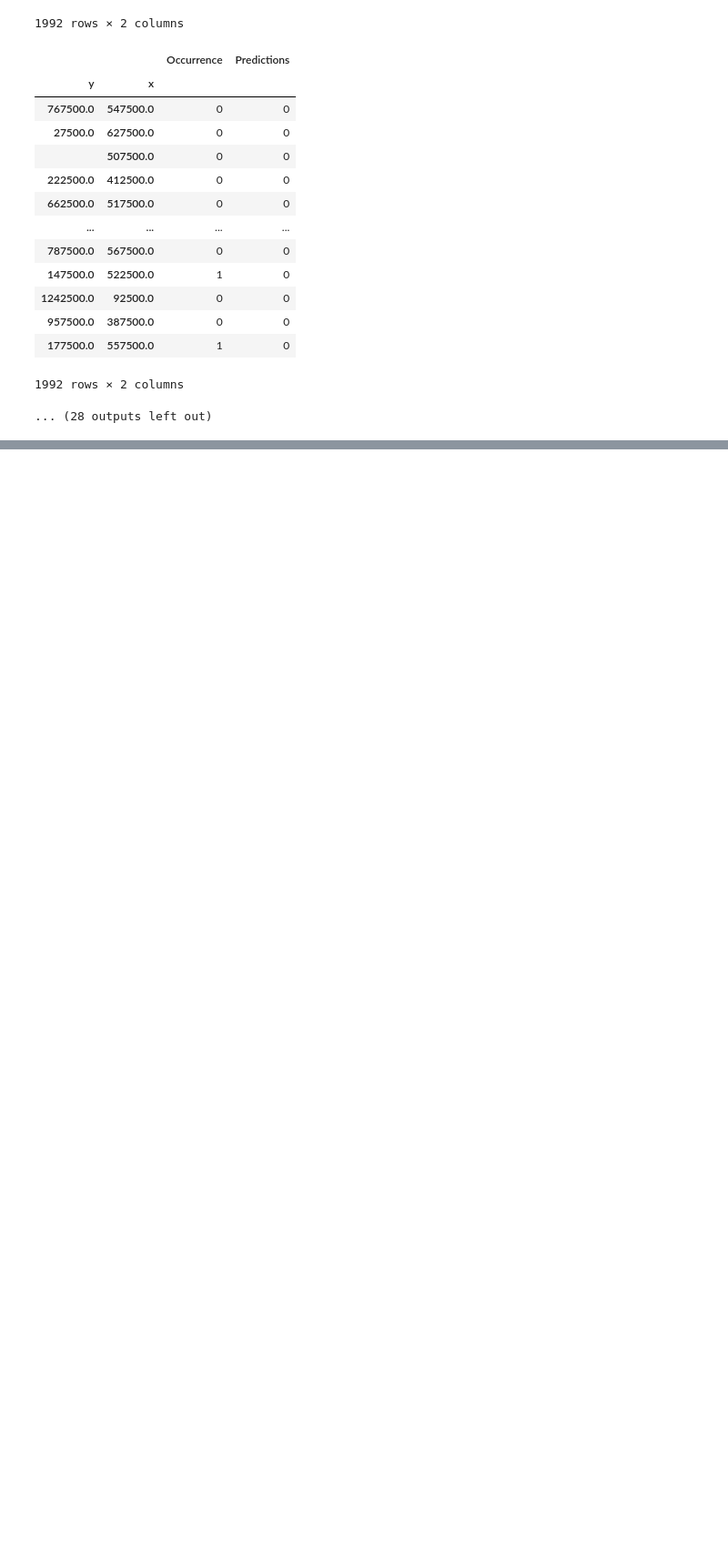
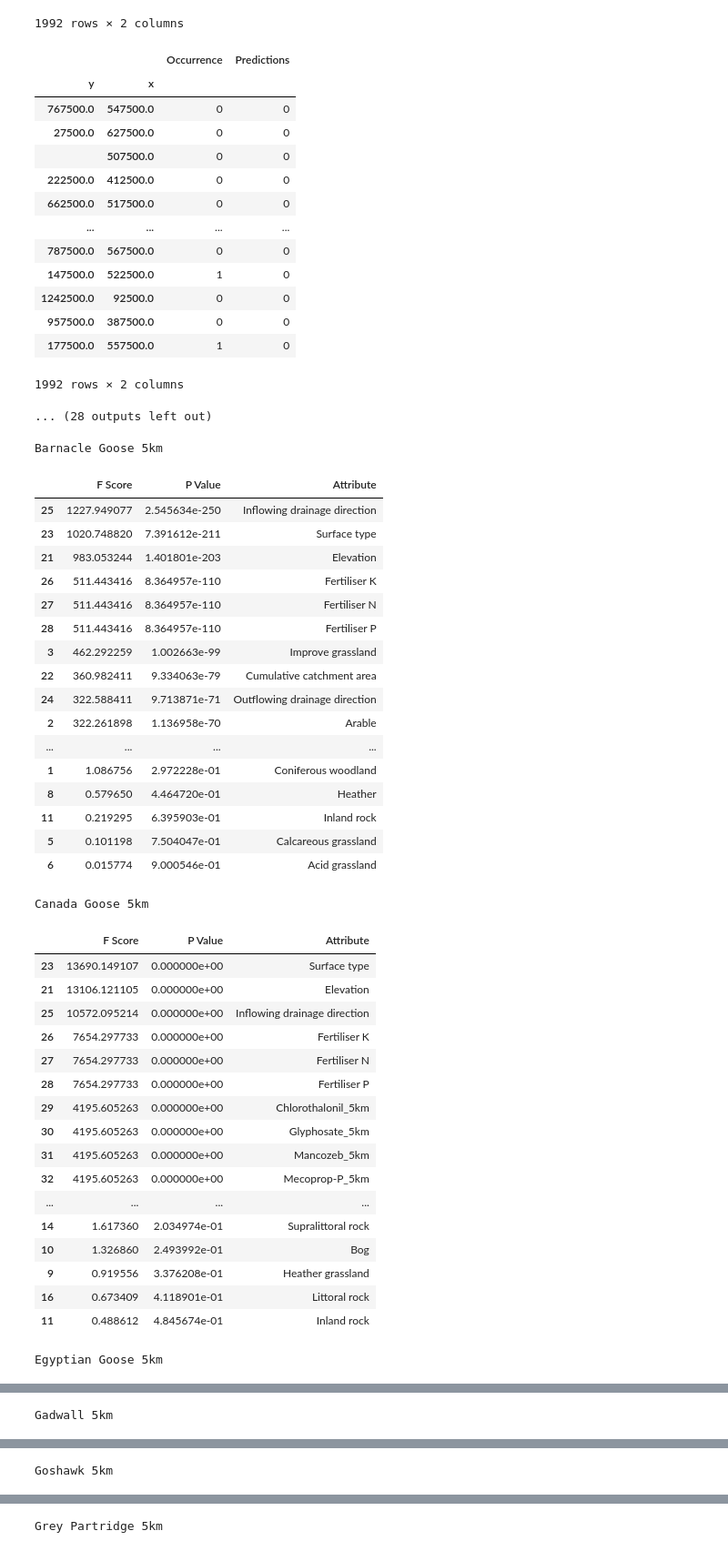
Before and after one commit to TimmoTismo/Invasive-Species-Distribution-Modelling, a Jupyter notebook: 5km_individual_species_model.ipynb, the cells around one changed output, grey strips where cells are left out. Shown: that part at 91% size. Cells and saved outputs as stored; diff of their text form; code cells hidden in the pictures; blank space fills up the shorter version.

```diff
--- a/5km_individual_species_model.ipynb
+++ b/5km_individual_species_model.ipynb
@@ -660,3 +666,45 @@ for dict in df_dicts:
 | 177500.0 | 557500.0 | 1 | 0 |
 1992 rows × 2 columns
 ... (28 outputs left out)
+# %%
+for dict in df_dicts:
+    print(dict['name'])
+    display(dict['kbest']['Dataframe'])
+# %% [output]
+Barnacle Goose 5km
+|  | F Score | P Value | Attribute |
+| 25 | 1227.949077 | 2.545634e-250 | Inflowing drainage direction |
+| 23 | 1020.748820 | 7.391612e-211 | Surface type |
+| 21 | 983.053244 | 1.401801e-203 | Elevation |
+| 26 | 511.443416 | 8.364957e-110 | Fertiliser K |
+| 27 | 511.443416 | 8.364957e-110 | Fertiliser N |
+| 28 | 511.443416 | 8.364957e-110 | Fertiliser P |
+| 3 | 462.292259 | 1.002663e-99 | Improve grassland |
+| 22 | 360.982411 | 9.334063e-79 | Cumulative catchment area |
+| 24 | 322.588411 | 9.713871e-71 | Outflowing drainage direction |
+| 2 | 322.261898 | 1.136958e-70 | Arable |
+| ... | ... | ... | ... |
+| 1 | 1.086756 | 2.972228e-01 | Coniferous woodland |
+| 8 | 0.579650 | 4.464720e-01 | Heather |
+| 11 | 0.219295 | 6.395903e-01 | Inland rock |
+| 5 | 0.101198 | 7.504047e-01 | Calcareous grassland |
+| 6 | 0.015774 | 9.000546e-01 | Acid grassland |
+Canada Goose 5km
+|  | F Score | P Value | Attribute |
+| 23 | 13690.149107 | 0.000000e+00 | Surface type |
+| 21 | 13106.121105 | 0.000000e+00 | Elevation |
+| 25 | 10572.095214 | 0.000000e+00 | Inflowing drainage direction |
+| 26 | 7654.297733 | 0.000000e+00 | Fertiliser K |
+| 27 | 7654.297733 | 0.000000e+00 | Fertiliser N |
+| 28 | 7654.297733 | 0.000000e+00 | Fertiliser P |
+| 29 | 4195.605263 | 0.000000e+00 | Chlorothalonil_5km |
+| 30 | 4195.605263 | 0.000000e+00 | Glyphosate_5km |
+| 31 | 4195.605263 | 0.000000e+00 | Mancozeb_5km |
+| 32 | 4195.605263 | 0.000000e+00 | Mecoprop-P_5km |
+| ... | ... | ... | ... |
+| 14 | 1.617360 | 2.034974e-01 | Supralittoral rock |
+| 10 | 1.326860 | 2.493992e-01 | Bog |
+| 9 | 0.919556 | 3.376208e-01 | Heather grassland |
+| 16 | 0.673409 | 4.118901e-01 | Littoral rock |
+| 11 | 0.488612 | 4.845674e-01 | Inland rock |
+Egyptian Goose 5km
@@ -662,0 +728 @@ for dict in df_dicts:
+Gadwall 5km
@@ -662,0 +746 @@ for dict in df_dicts:
+Goshawk 5km
@@ -662,0 +764 @@ for dict in df_dicts:
+Grey Partridge 5km
```
Also changed, not shown: parts of 3 cells of this notebook, 4 other files.
